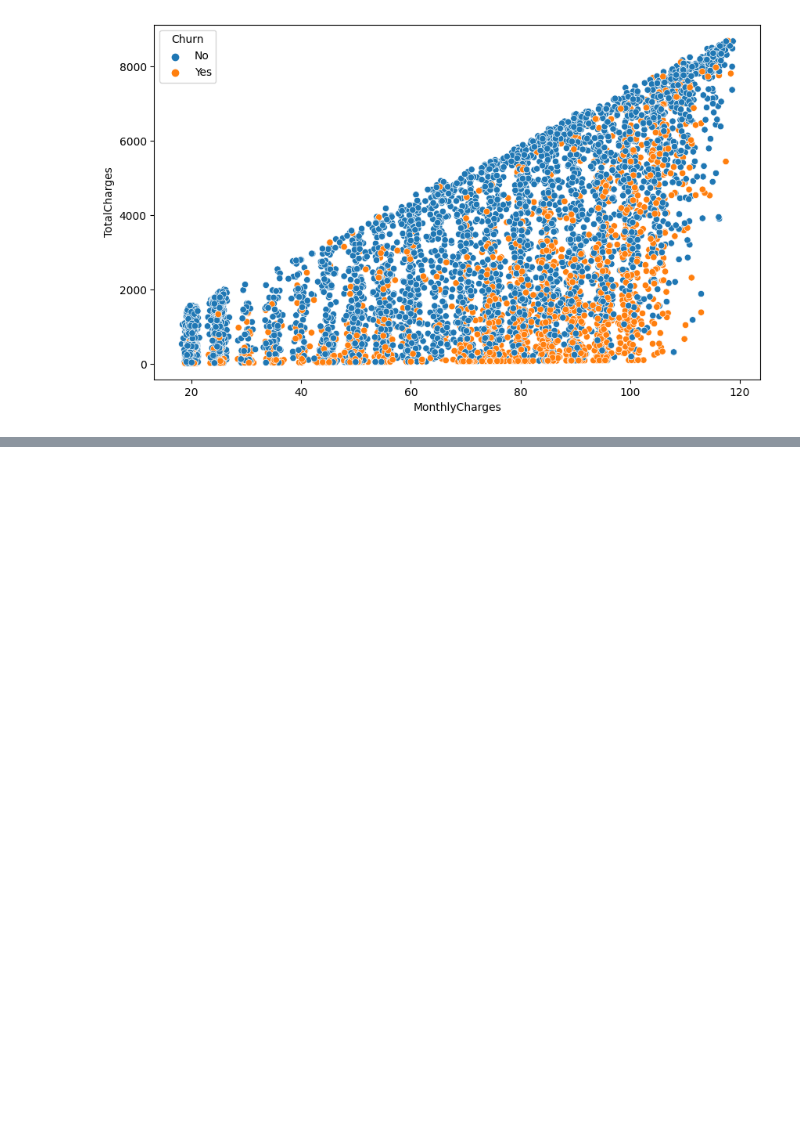
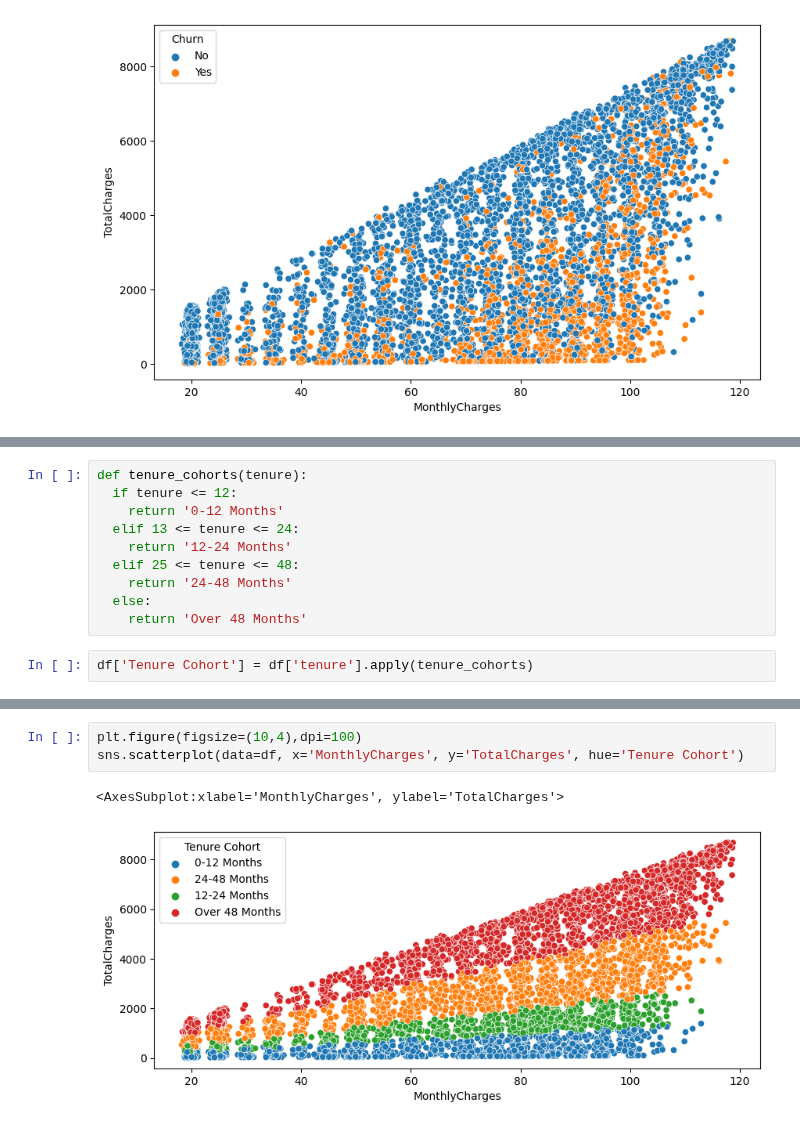
Before and after one commit to Denisse-AB/machine-learning, a Jupyter notebook: Capstone-Project-Sup-learning.ipynb, the cells around one changed output, grey strips where cells are left out. Saved outputs shown, nothing was run; the diff lists cells and outputs as text; blank space fills up the shorter version.

```diff
--- a/Capstone-Project-Sup-learning.ipynb
+++ b/Capstone-Project-Sup-learning.ipynb
@@ -147,0 +137,12 @@ Name: customerID, Length: 72, dtype: float64
+# %%
+def tenure_cohorts(tenure):
+  if tenure <= 12:
+    return '0-12 Months'
+  elif 13 <= tenure <= 24:
+    return '12-24 Months'
+  elif 25 <= tenure <= 48:
+    return '24-48 Months'
+  else:
+    return 'Over 48 Months'
+# %%
+df['Tenure Cohort'] = df['tenure'].apply(tenure_cohorts)
@@ -147,0 +164,6 @@ Name: customerID, Length: 72, dtype: float64
+# %%
+plt.figure(figsize=(10,4),dpi=100)
+sns.scatterplot(data=df, x='MonthlyCharges', y='TotalCharges', hue='Tenure Cohort')
+# %% [output]
+<AxesSubplot:xlabel='MonthlyCharges', ylabel='TotalCharges'>
+[figure, added]
```
Also changed, not shown: parts of 35 cells of this notebook.
